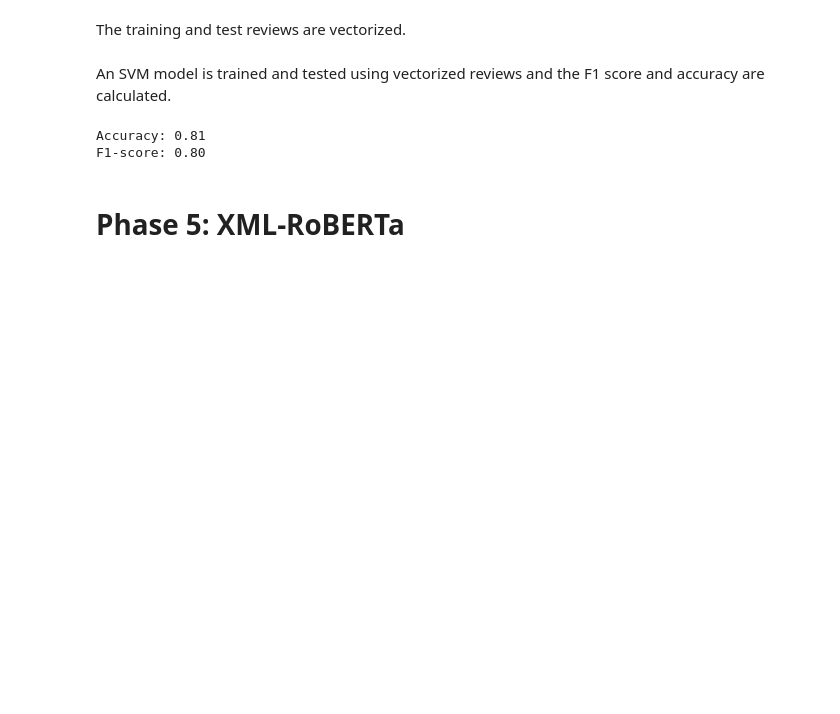
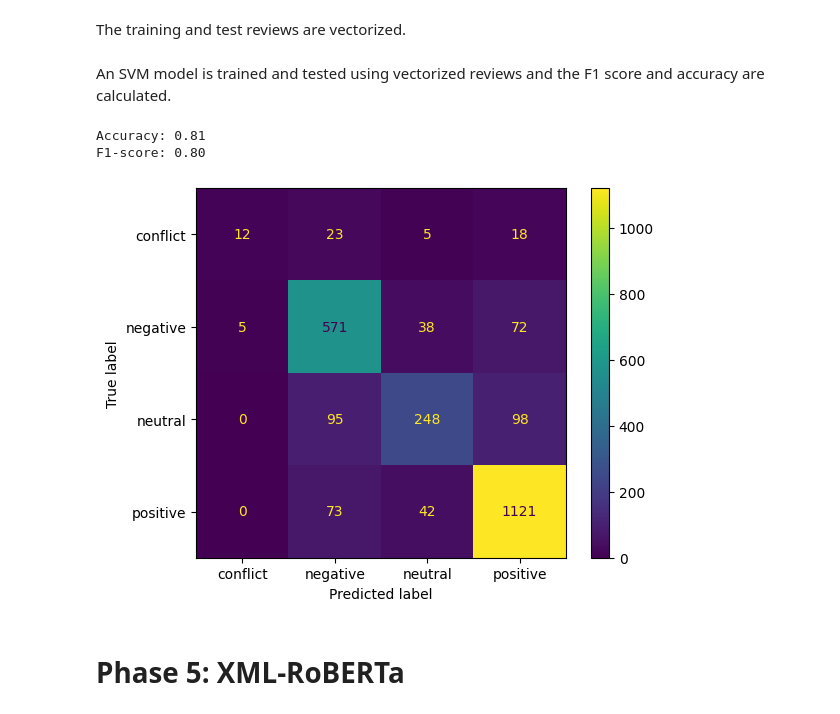
Before and after one commit to madisonb2/CS4765, a Jupyter notebook: CS4765.ipynb, the cells around one changed output. Saved outputs shown, nothing was run; the diff lists cells and outputs as text; code cells hidden in the pictures; blank space fills up the shorter version.

Commit message:
Added confusion matrices

```diff
--- a/CS4765.ipynb
+++ b/CS4765.ipynb
@@ -428,25 +428,31 @@ An SVM model is trained and tested using vectorized reviews and the F1 score and
 # %%
 # Load the SemEval 2014 Task 4 dataset
 X, y = load_semeval_data_val(laptops_train_csv, laptops_train_xml, restaurants_train_csv, restaurants_train_xml)
 X_train, X_test, y_train, y_test = train_test_split(X, y, test_size=0.2, random_state=42)
 
 # Vectorize the text data
 X_train_vectorized, X_test_vectorized = vectorize_text_val(X_train, X_test)
 
 # Train an SVM classifier
 svm = SVC(kernel='linear', C=1.0)
 svm.fit(X_train_vectorized, y_train)
 
 # Evaluate the model
 y_pred = svm.predict(X_test_vectorized)
 accuracy = accuracy_score(y_test, y_pred)
 f1 = f1_score(y_test, y_pred, average='weighted')
+confusionmatrix = confusion_matrix(y_test, y_pred)
 
 print(f'Accuracy: {accuracy:.2f}')
 print(f'F1-score: {f1:.2f}')
+
+display = ConfusionMatrixDisplay(confusion_matrix = confusionmatrix, display_labels = svm.classes_)
+display.plot()
+plt.show()
 # %% [output]
 Accuracy: 0.81
 F1-score: 0.80
+[figure, added]
 # %% [markdown]
 # Phase 5: XML-RoBERTa
 # %%
```
Also changed, not shown: parts of 9 cells of this notebook.
